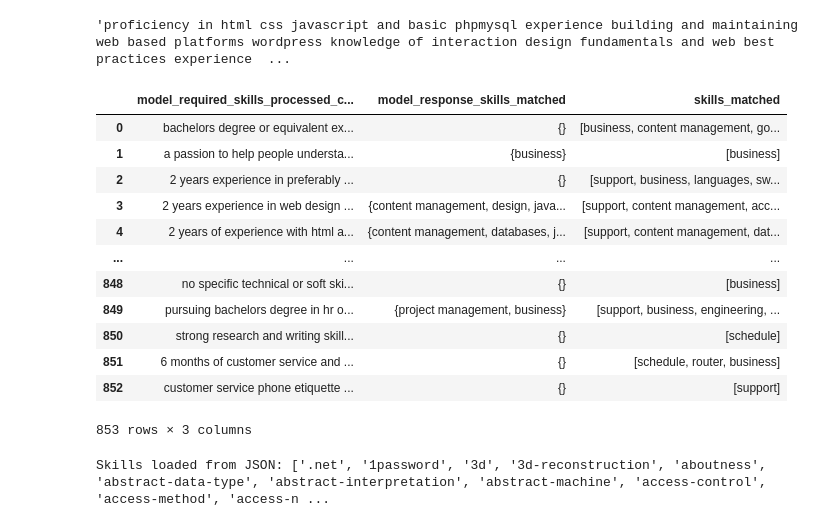
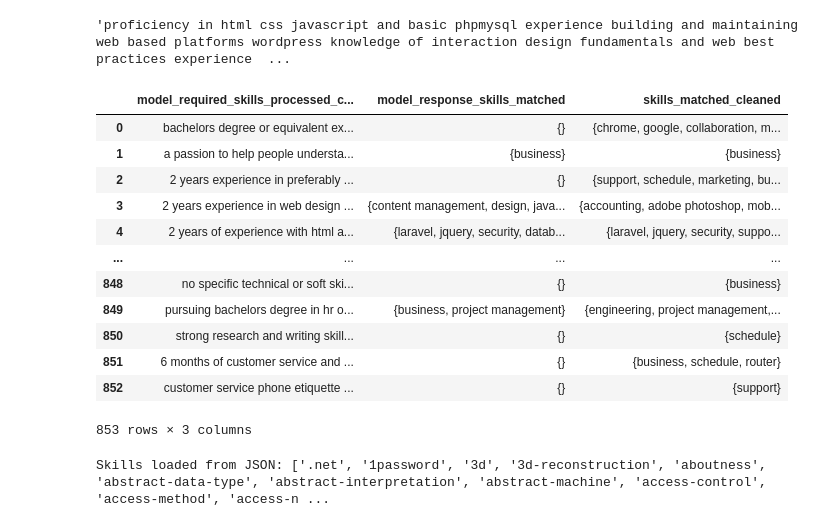
Before and after one commit to rodzarayai/at2_g11_anlp, a Jupyter notebook: notebooks/job_descrip_models.ipynb, the cells around one changed output. Cells and saved outputs as stored; diff of their text form; code cells hidden in the pictures.

```diff
--- a/notebooks/job_descrip_models.ipynb
+++ b/notebooks/job_descrip_models.ipynb
@@ -262,6 +292,11 @@ job_desc_embeddings = np.array([get_embeddings(desc, model_name) for desc in df[
 
 with open('job_desc_embeddings.pkl', 'wb') as f:
     pickle.dump(job_desc_embeddings, f)
+# %%
+job_desc_embeddings_lem = np.array([get_embeddings(desc, model_name) for desc in df['job_description_processed_lemma']]).squeeze()
+
+with open('job_desc_embeddings_lem.pkl', 'wb') as f:
+    pickle.dump(job_desc_embeddings_lem, f)
 # %%
 job_desc_embeddings_sent = np.array([get_embeddings(desc, model_name) for desc in df['job_description_processed_cleaned']]).squeeze()
 
@@ -282,7 +317,8 @@ matcher = Matcher(nlp.vocab)
 
 # Load patterns from the JSONL file
 patterns = []
-with open('/content/jz_skill_patterns.jsonl', 'r') as f:
+#with open('/content/jz_skill_patterns.jsonl', 'r') as f:
+with open('../data/jz_skill_patterns.jsonl', 'r') as f:
     for line in f:
         patterns.append(json.loads(line))
 
@@ -301,8 +337,8 @@ def find_skills(text):
     return skills
 
 # Apply the find_skills function to the 'Features' column of the DataFrame
-df['skills_matched'] = df['job_description_processed_cleaned'].apply(find_skills)
-
+df['skills_matched_cleaned'] = df['job_description_processed_cleaned'].apply(find_skills)
+df['skills_matched_lemm'] = df['job_description_processed_cleaned'].apply(find_skills)
 # Display the new column with the found skills
-df[['job_description_processed_cleaned', 'skills_matched']]
+df[['job_description_processed_cleaned', 'skills_matched_cleaned', 'skills_matched_lemm']]
 # %% [output]
@@ -385,21 +446,21 @@ df.model_required_skills_processed_cleaned[10]
 # %%
 # Apply the find_skills function to the 'Features' column of the DataFrame
 df['model_response_skills_matched'] = df['model_required_skills_processed_cleaned'].apply(find_skills)
 
 # Display the new column with the found skills
-df[['model_required_skills_processed_cleaned','model_response_skills_matched', 'skills_matched']]
+df[['model_required_skills_processed_cleaned','model_response_skills_matched', 'skills_matched_cleaned']]
 # %% [output]
-|  | model_required_skills_processed_c... | model_response_skills_matched | skills_matched |
-| 0 | bachelors degree or equivalent ex... | {} | [business, content management, go... |
-| 1 | a passion to help people understa... | {business} | [business] |
-| 2 | 2 years experience in preferably ... | {} | [support, business, languages, sw... |
-| 3 | 2 years experience in web design ... | {content management, design, java... | [support, content management, acc... |
-| 4 | 2 years of experience with html a... | {content management, databases, j... | [support, content management, dat... |
+|  | model_required_skills_processed_c... | model_response_skills_matched | skills_matched_cleaned |
+| 0 | bachelors degree or equivalent ex... | {} | {chrome, google, collaboration, m... |
+| 1 | a passion to help people understa... | {business} | {business} |
+| 2 | 2 years experience in preferably ... | {} | {support, schedule, marketing, bu... |
+| 3 | 2 years experience in web design ... | {content management, design, java... | {accounting, adobe photoshop, mob... |
+| 4 | 2 years of experience with html a... | {laravel, jquery, security, datab... | {laravel, jquery, security, suppo... |
 | ... | ... | ... | ... |
-| 848 | no specific technical or soft ski... | {} | [business] |
-| 849 | pursuing bachelors degree in hr o... | {project management, business} | [support, business, engineering, ... |
-| 850 | strong research and writing skill... | {} | [schedule] |
-| 851 | 6 months of customer service and ... | {} | [schedule, router, business] |
-| 852 | customer service phone etiquette ... | {} | [support] |
+| 848 | no specific technical or soft ski... | {} | {business} |
+| 849 | pursuing bachelors degree in hr o... | {business, project management} | {engineering, project management,... |
+| 850 | strong research and writing skill... | {} | {schedule} |
+| 851 | 6 months of customer service and ... | {} | {business, schedule, router} |
+| 852 | customer service phone etiquette ... | {} | {support} |
 853 rows × 3 columns
 # %%
```
Also changed, not shown: parts of 18 cells of this notebook, 4 other files.
